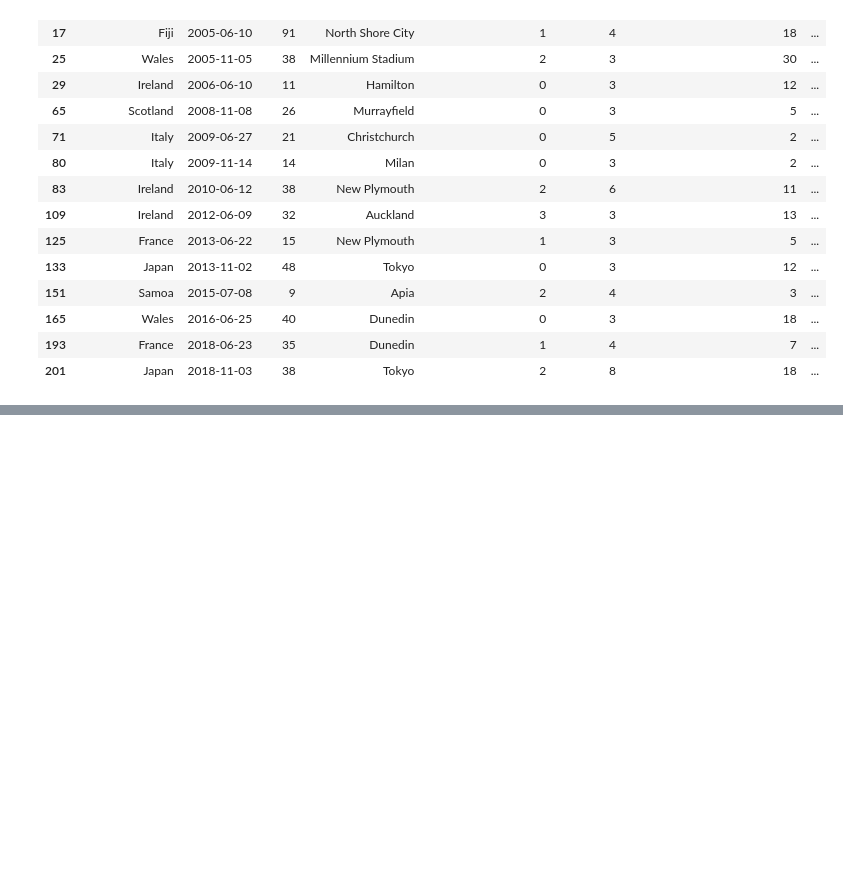
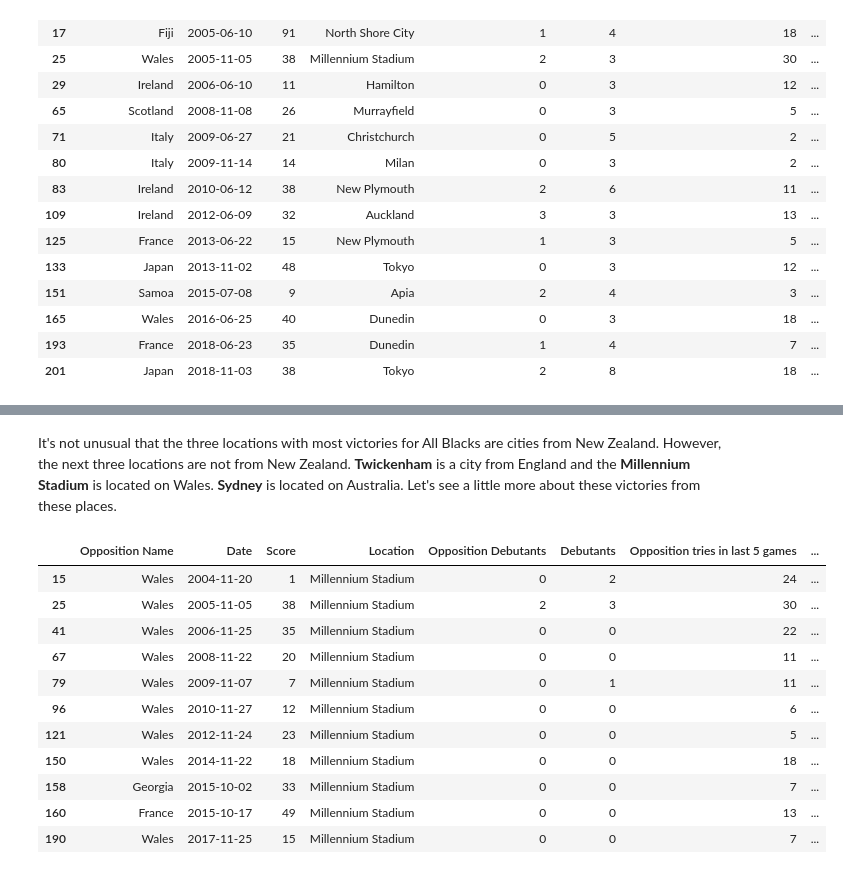
Before and after one commit to StevieCL/EDA_for_Rugby_Data, a Jupyter notebook: EDA.ipynb, the cells around one changed output, grey strips where cells are left out. Saved outputs shown, nothing was run; the diff lists cells and outputs as text; code cells hidden in the pictures; blank space fills up the shorter version.

```diff
--- a/EDA.ipynb
+++ b/EDA.ipynb
@@ -189,0 +196,17 @@ sns.countplot(y='Location', data=wins, order=wins['Location'].value_counts().ind
+# %% [markdown]
+It's not unusual that the three locations with most victories for All Blacks are cities from New Zealand. However, the next three locations are not from New Zealand. **Twickenham**  is a city from England and the **Millennium Stadium** is located on Wales. **Sydney** is located on Australia. Let's see a little more about these victories from these places.
+# %%
+copy[(copy.Result == 'Win') & (copy.Location == 'Millennium Stadium')]
+# %% [output]
+|  | Opposition Name | Date | Score | Location | Opposition Debutants | Debutants | Opposition tries in last 5 games | ... |
+| 15 | Wales | 2004-11-20 | 1 | Millennium Stadium | 0 | 2 | 24 | ... |
+| 25 | Wales | 2005-11-05 | 38 | Millennium Stadium | 2 | 3 | 30 | ... |
+| 41 | Wales | 2006-11-25 | 35 | Millennium Stadium | 0 | 0 | 22 | ... |
+| 67 | Wales | 2008-11-22 | 20 | Millennium Stadium | 0 | 0 | 11 | ... |
+| 79 | Wales | 2009-11-07 | 7 | Millennium Stadium | 0 | 1 | 11 | ... |
+| 96 | Wales | 2010-11-27 | 12 | Millennium Stadium | 0 | 0 | 6 | ... |
+| 121 | Wales | 2012-11-24 | 23 | Millennium Stadium | 0 | 0 | 5 | ... |
+| 150 | Wales | 2014-11-22 | 18 | Millennium Stadium | 0 | 0 | 18 | ... |
+| 158 | Georgia | 2015-10-02 | 33 | Millennium Stadium | 0 | 0 | 7 | ... |
+| 160 | France | 2015-10-17 | 49 | Millennium Stadium | 0 | 0 | 13 | ... |
+| 190 | Wales | 2017-11-25 | 15 | Millennium Stadium | 0 | 0 | 7 | ... |
```
Also changed, not shown: parts of 17 cells of this notebook.
